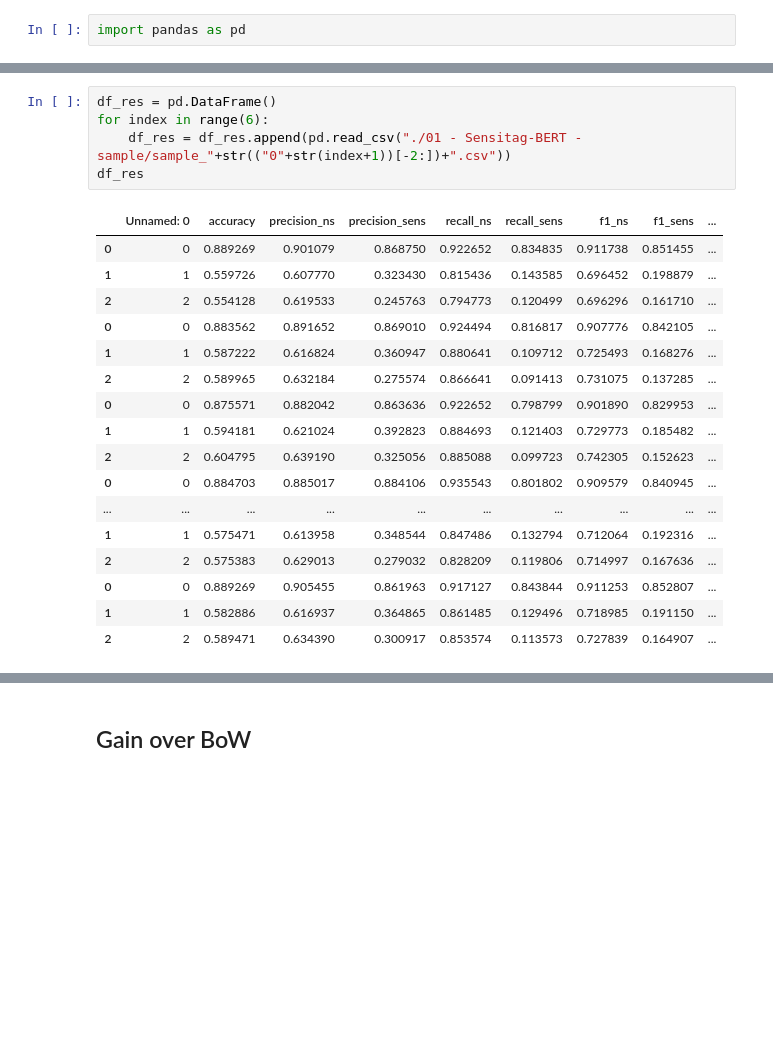
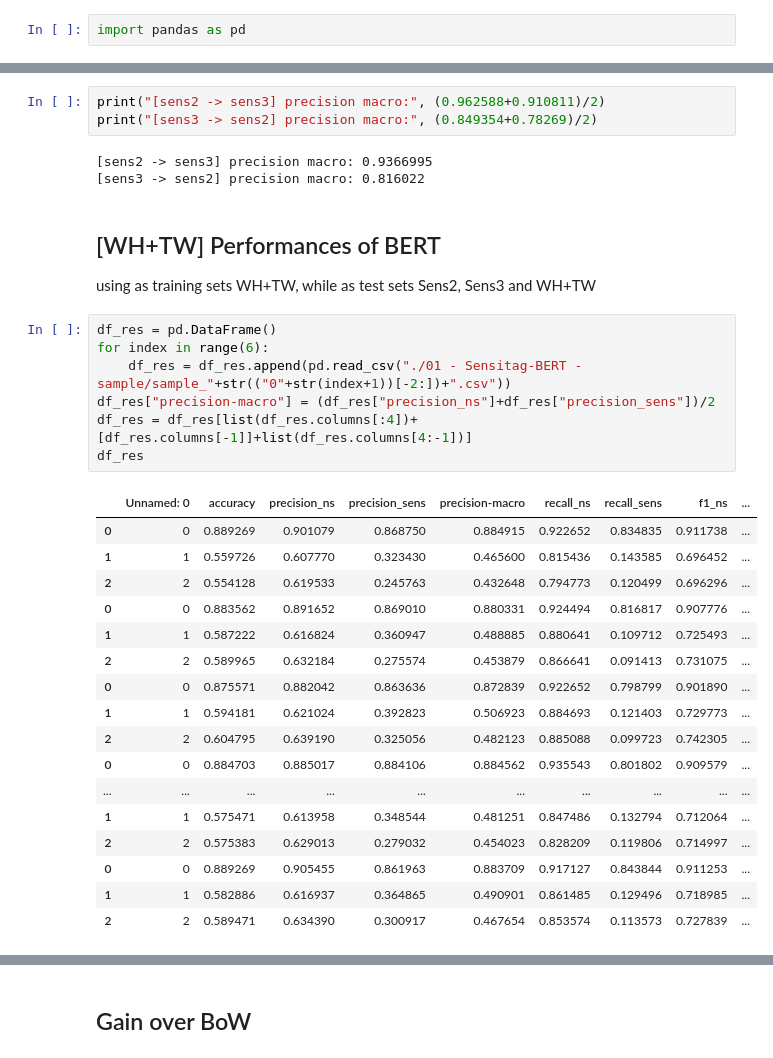
Before and after one commit to bioglio/sens_prediction, a Jupyter notebook: 05 - Analysis of BERT.ipynb, the cells around one changed output, grey strips where cells are left out. Cells and saved outputs as stored; diff of their text form; blank space fills up the shorter version.

```diff
--- a/05 - Analysis of BERT.ipynb
+++ b/05 - Analysis of BERT.ipynb
@@ -72,26 +77,37 @@ for ann in [2,3]:
+# %%
+print("[sens2 -> sens3] precision macro:", (0.962588+0.910811)/2)
+print("[sens3 -> sens2] precision macro:", (0.849354+0.78269)/2)
+# %% [output]
+[sens2 -> sens3] precision macro: 0.9366995
+[sens3 -> sens2] precision macro: 0.816022
+# %% [markdown]
+## [WH+TW] Performances of BERT
+using as training sets WH+TW, while as test sets Sens2, Sens3 and WH+TW
 # %%
 df_res = pd.DataFrame()
 for index in range(6):
     df_res = df_res.append(pd.read_csv("./01 - Sensitag-BERT - sample/sample_"+str(("0"+str(index+1))[-2:])+".csv"))
+df_res["precision-macro"] = (df_res["precision_ns"]+df_res["precision_sens"])/2
+df_res = df_res[list(df_res.columns[:4])+[df_res.columns[-1]]+list(df_res.columns[4:-1])]
 df_res
 # %% [output]
-|  | Unnamed: 0 | accuracy | precision_ns | precision_sens | recall_ns | recall_sens | f1_ns | f1_sens | ... |
-| 0 | 0 | 0.889269 | 0.901079 | 0.868750 | 0.922652 | 0.834835 | 0.911738 | 0.851455 | ... |
-| 1 | 1 | 0.559726 | 0.607770 | 0.323430 | 0.815436 | 0.143585 | 0.696452 | 0.198879 | ... |
-| 2 | 2 | 0.554128 | 0.619533 | 0.245763 | 0.794773 | 0.120499 | 0.696296 | 0.161710 | ... |
-| 0 | 0 | 0.883562 | 0.891652 | 0.869010 | 0.924494 | 0.816817 | 0.907776 | 0.842105 | ... |
-| 1 | 1 | 0.587222 | 0.616824 | 0.360947 | 0.880641 | 0.109712 | 0.725493 | 0.168276 | ... |
-| 2 | 2 | 0.589965 | 0.632184 | 0.275574 | 0.866641 | 0.091413 | 0.731075 | 0.137285 | ... |
-| 0 | 0 | 0.875571 | 0.882042 | 0.863636 | 0.922652 | 0.798799 | 0.901890 | 0.829953 | ... |
-| 1 | 1 | 0.594181 | 0.621024 | 0.392823 | 0.884693 | 0.121403 | 0.729773 | 0.185482 | ... |
-| 2 | 2 | 0.604795 | 0.639190 | 0.325056 | 0.885088 | 0.099723 | 0.742305 | 0.152623 | ... |
-| 0 | 0 | 0.884703 | 0.885017 | 0.884106 | 0.935543 | 0.801802 | 0.909579 | 0.840945 | ... |
+|  | Unnamed: 0 | accuracy | precision_ns | precision_sens | precision-macro | recall_ns | recall_sens | f1_ns | ... |
+| 0 | 0 | 0.889269 | 0.901079 | 0.868750 | 0.884915 | 0.922652 | 0.834835 | 0.911738 | ... |
+| 1 | 1 | 0.559726 | 0.607770 | 0.323430 | 0.465600 | 0.815436 | 0.143585 | 0.696452 | ... |
+| 2 | 2 | 0.554128 | 0.619533 | 0.245763 | 0.432648 | 0.794773 | 0.120499 | 0.696296 | ... |
+| 0 | 0 | 0.883562 | 0.891652 | 0.869010 | 0.880331 | 0.924494 | 0.816817 | 0.907776 | ... |
+| 1 | 1 | 0.587222 | 0.616824 | 0.360947 | 0.488885 | 0.880641 | 0.109712 | 0.725493 | ... |
+| 2 | 2 | 0.589965 | 0.632184 | 0.275574 | 0.453879 | 0.866641 | 0.091413 | 0.731075 | ... |
+| 0 | 0 | 0.875571 | 0.882042 | 0.863636 | 0.872839 | 0.922652 | 0.798799 | 0.901890 | ... |
+| 1 | 1 | 0.594181 | 0.621024 | 0.392823 | 0.506923 | 0.884693 | 0.121403 | 0.729773 | ... |
+| 2 | 2 | 0.604795 | 0.639190 | 0.325056 | 0.482123 | 0.885088 | 0.099723 | 0.742305 | ... |
+| 0 | 0 | 0.884703 | 0.885017 | 0.884106 | 0.884562 | 0.935543 | 0.801802 | 0.909579 | ... |
 | ... | ... | ... | ... | ... | ... | ... | ... | ... | ... |
-| 1 | 1 | 0.575471 | 0.613958 | 0.348544 | 0.847486 | 0.132794 | 0.712064 | 0.192316 | ... |
-| 2 | 2 | 0.575383 | 0.629013 | 0.279032 | 0.828209 | 0.119806 | 0.714997 | 0.167636 | ... |
-| 0 | 0 | 0.889269 | 0.905455 | 0.861963 | 0.917127 | 0.843844 | 0.911253 | 0.852807 | ... |
-| 1 | 1 | 0.582886 | 0.616937 | 0.364865 | 0.861485 | 0.129496 | 0.718985 | 0.191150 | ... |
-| 2 | 2 | 0.589471 | 0.634390 | 0.300917 | 0.853574 | 0.113573 | 0.727839 | 0.164907 | ... |
+| 1 | 1 | 0.575471 | 0.613958 | 0.348544 | 0.481251 | 0.847486 | 0.132794 | 0.712064 | ... |
+| 2 | 2 | 0.575383 | 0.629013 | 0.279032 | 0.454023 | 0.828209 | 0.119806 | 0.714997 | ... |
+| 0 | 0 | 0.889269 | 0.905455 | 0.861963 | 0.883709 | 0.917127 | 0.843844 | 0.911253 | ... |
+| 1 | 1 | 0.582886 | 0.616937 | 0.364865 | 0.490901 | 0.861485 | 0.129496 | 0.718985 | ... |
+| 2 | 2 | 0.589471 | 0.634390 | 0.300917 | 0.467654 | 0.853574 | 0.113573 | 0.727839 | ... |
 # %%
 def get_df_stats_2(df):
     print("##  metrics on test set of 10 samples")
```
Also changed, not shown: parts of 4 cells of this notebook, 2 other files.
